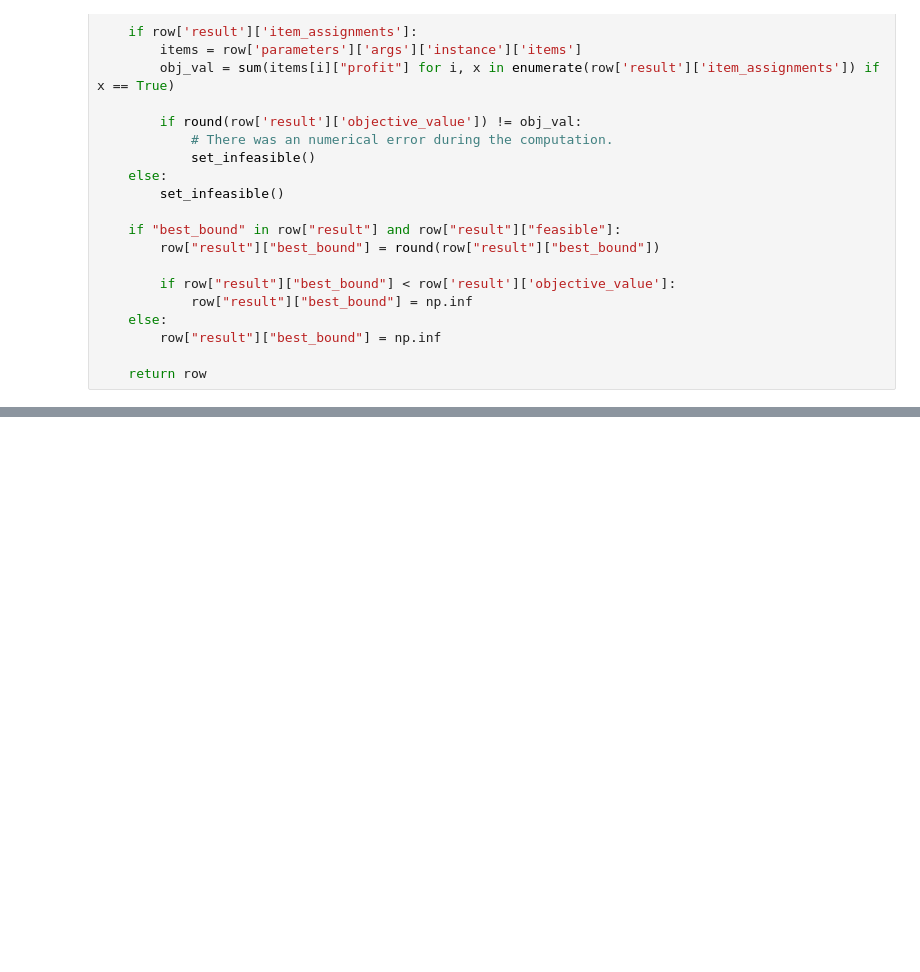
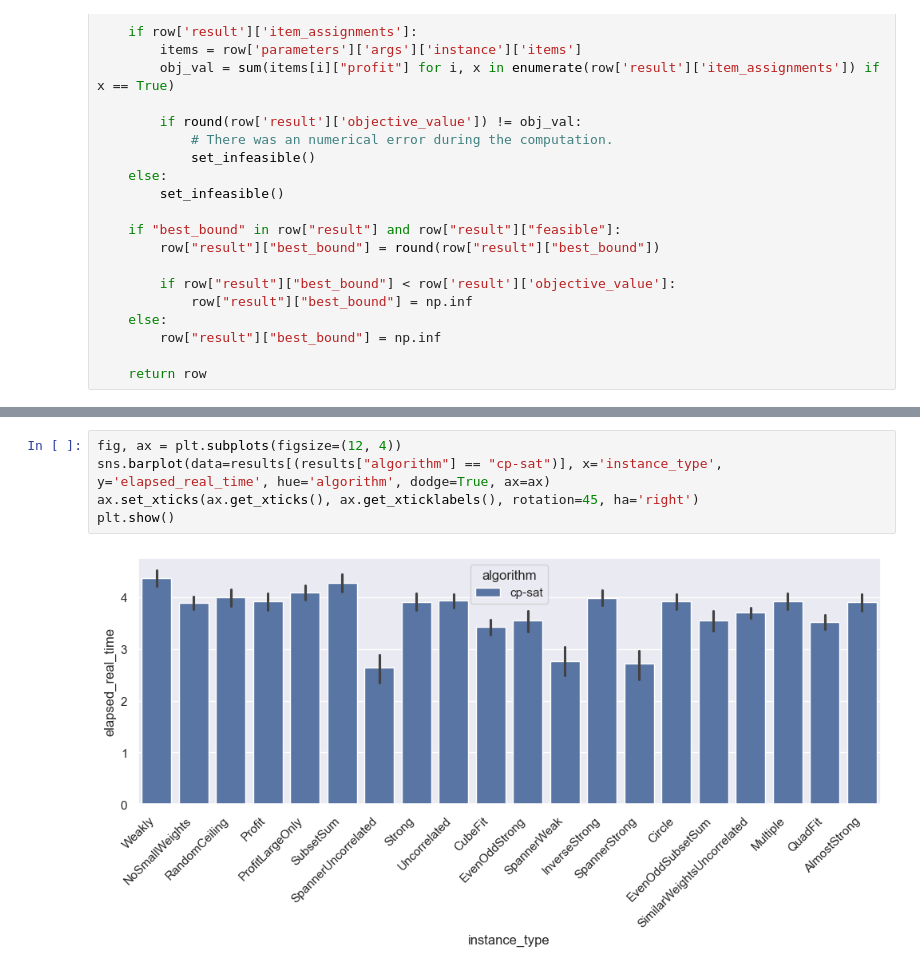
Before and after one commit to SoerenWilkening/QTG_0-1Knapsack, a Jupyter notebook: evaluation/06_classical_comparison.ipynb, the cells around one changed output, grey strips where cells are left out. Cells and saved outputs as stored; diff of their text form; blank space fills up the shorter version.

```diff
--- a/evaluation/06_classical_comparison.ipynb
+++ b/evaluation/06_classical_comparison.ipynb
@@ -169,3 +175,10 @@ sns.lineplot(data=results[(results["feasible"] ==True)], x='instance_type', y='g
+# %%
+fig, ax = plt.subplots(figsize=(12, 4))
+sns.barplot(data=results[(results["algorithm"] == "cp-sat")], x='instance_type', y='elapsed_real_time', hue='algorithm', dodge=True, ax=ax)
+ax.set_xticks(ax.get_xticks(), ax.get_xticklabels(), rotation=45, ha='right')
+plt.show()
+# %% [output]
+[figure, added]
 # %%
 for g in sorted(results['g'].unique()):
     current_results = results[results['g'] == g]
```
Also changed, not shown: parts of 7 cells of this notebook, 1 other file.
